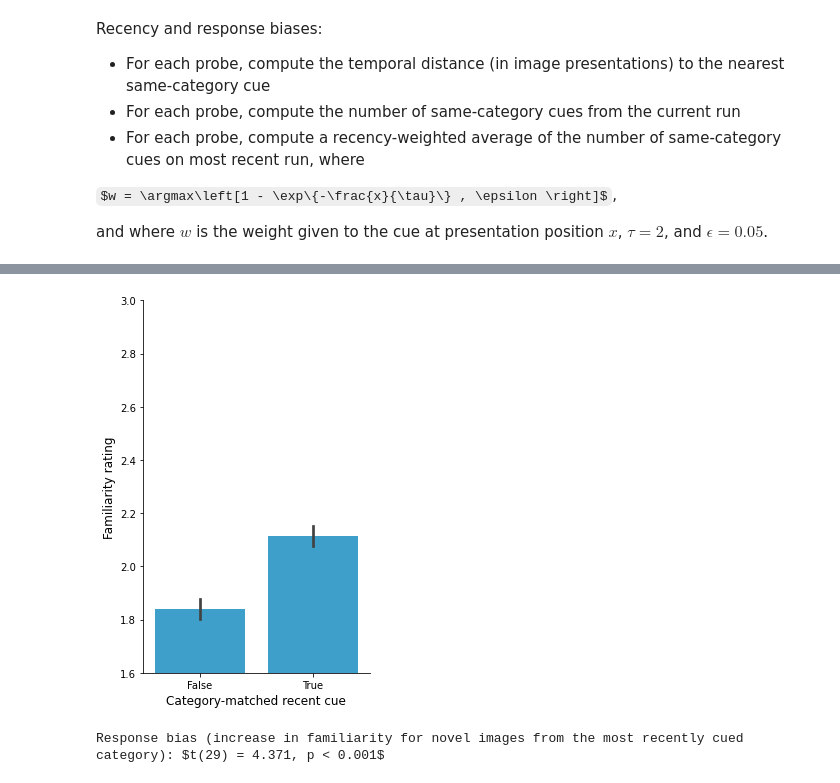
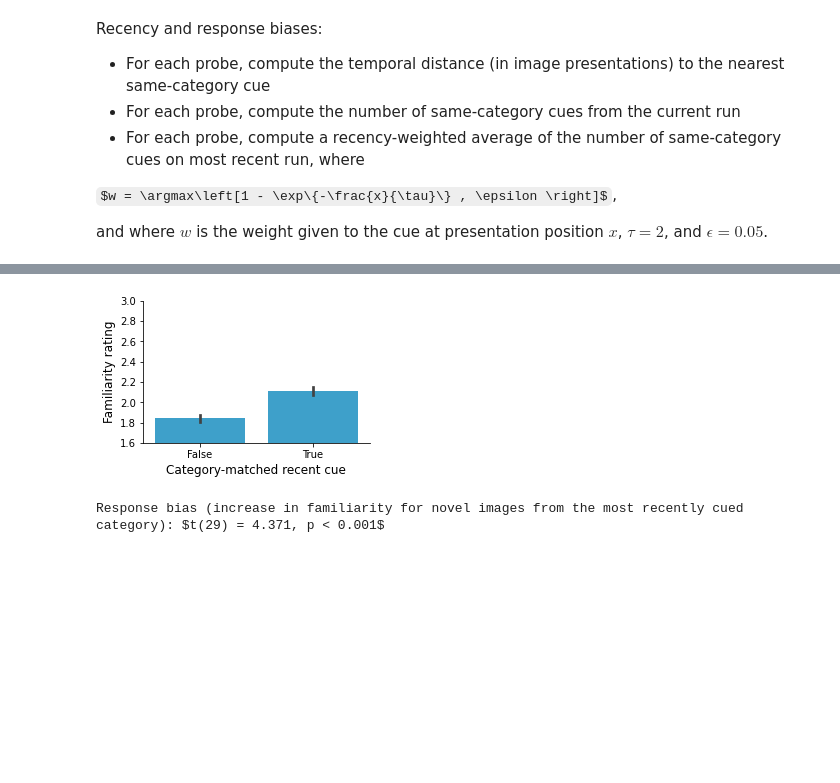
Before and after one commit to jeremymanning/attention-memory-task, a Jupyter notebook: code/analysis.ipynb, the cells around one changed output, grey strips where cells are left out. Drawn from its saved outputs; the diff is of its cells as text; code cells hidden in the pictures; some formulas as TeX source; blank space fills up the shorter version.

```diff
--- a/code/analysis.ipynb
+++ b/code/analysis.ipynb
@@ -629,18 +629,18 @@ fig.savefig(os.path.join(figdir, 'recency_weights.pdf'), bbox_inches='tight')
 # %%
-fig = plt.figure(figsize=(4, 6))
+fig = plt.figure(figsize=(4, 2.8))
 sns.barplot(sustained.query('`Trial Type` == "Memory" and Attention == "Novel"'), x='Category-matched recent cue', y='Familiarity Rating', color=attention_colors['Novel'])
 plt.xlabel('Category-matched recent cue', fontsize=12)
 plt.ylabel('Familiarity rating', fontsize=12)
 plt.ylim([1.6, 3])
 plt.tight_layout()
 sns.despine(top=True, right=True)
 
 # statistical test
 vals = sustained.query('`Trial Type` == "Memory" and Attention == "Novel"').groupby(['Subject', 'Category-matched recent cue']).mean(numeric_only=True).reset_index().set_index('Subject')[['Category-matched recent cue', 'Familiarity Rating']].dropna(how='any', axis=0)
 
 fig.savefig(os.path.join(figdir, 'sustained_category_match_recent_cue.pdf'), bbox_inches='tight')
 # %% [output]
-[figure, old version]
+[figure, new version]
 # %%
 result = ttest_rel(vals.query('`Category-matched recent cue` == True')['Familiarity Rating'], vals.query('`Category-matched recent cue` == False')['Familiarity Rating'])
 if result.pvalue < 0.001:
```
Also changed, not shown: parts of 1 cell of this notebook, 27 other files.
